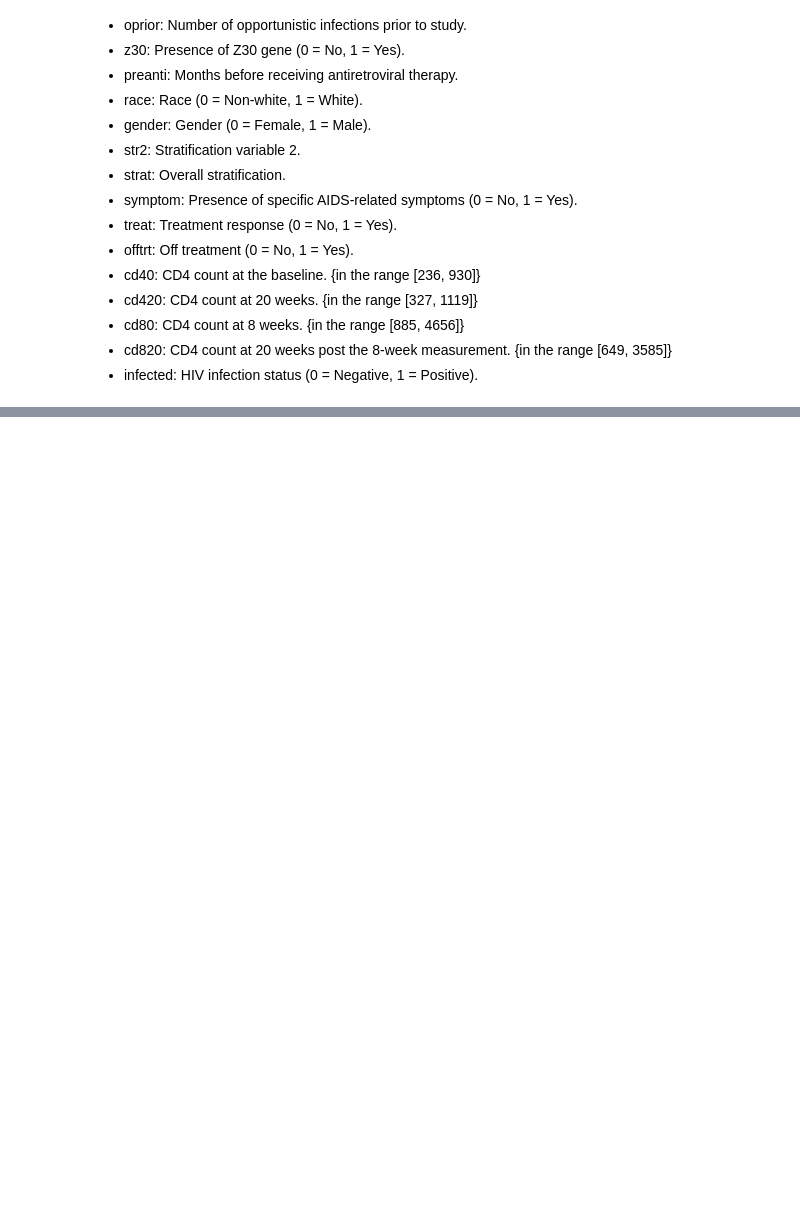
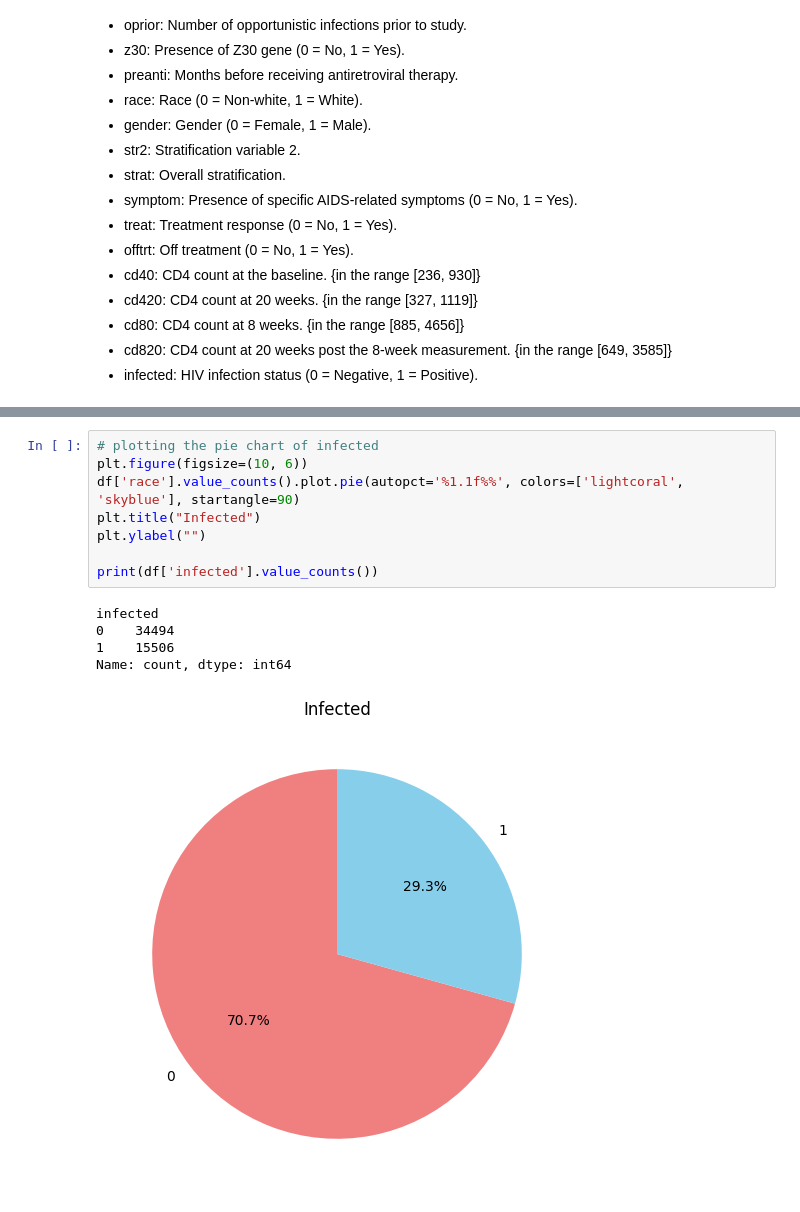
Before and after one commit to yanicodeverse/AIDS_Virus_Infection_Prediction, a Jupyter notebook: AIDS.ipynb, the cells around one changed output, grey strips where cells are left out. Saved outputs shown, nothing was run; the diff lists cells and outputs as text; blank space fills up the shorter version.

```diff
--- a/AIDS.ipynb
+++ b/AIDS.ipynb
@@ -115,0 +199,14 @@ Attribute Description:
+# %%
+# plotting the pie chart of infected
+plt.figure(figsize=(10, 6))
+df['race'].value_counts().plot.pie(autopct='%1.1f%%', colors=['lightcoral', 'skyblue'], startangle=90)
+plt.title("Infected")
+plt.ylabel("")
+
+print(df['infected'].value_counts())
+# %% [output]
+infected
+0    34494
+1    15506
+Name: count, dtype: int64
+[figure, added]
```
Also changed, not shown: parts of 18 cells of this notebook.
